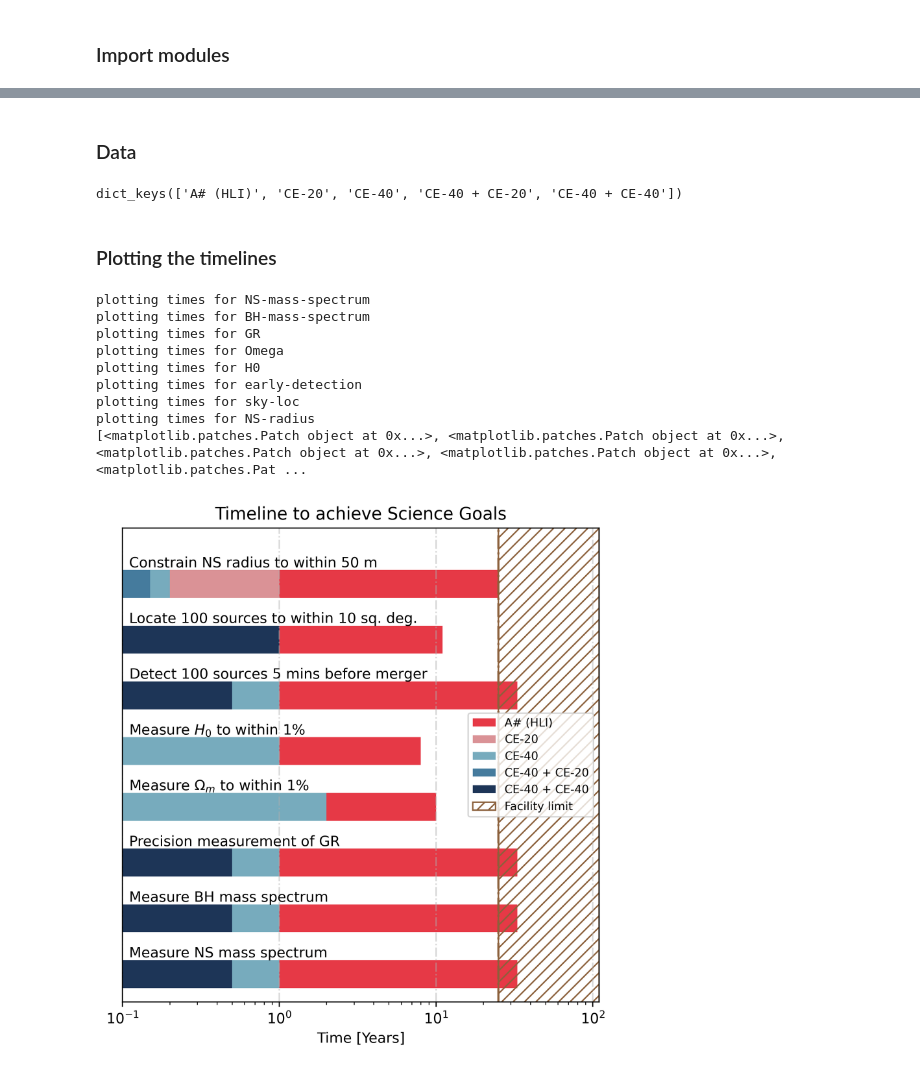
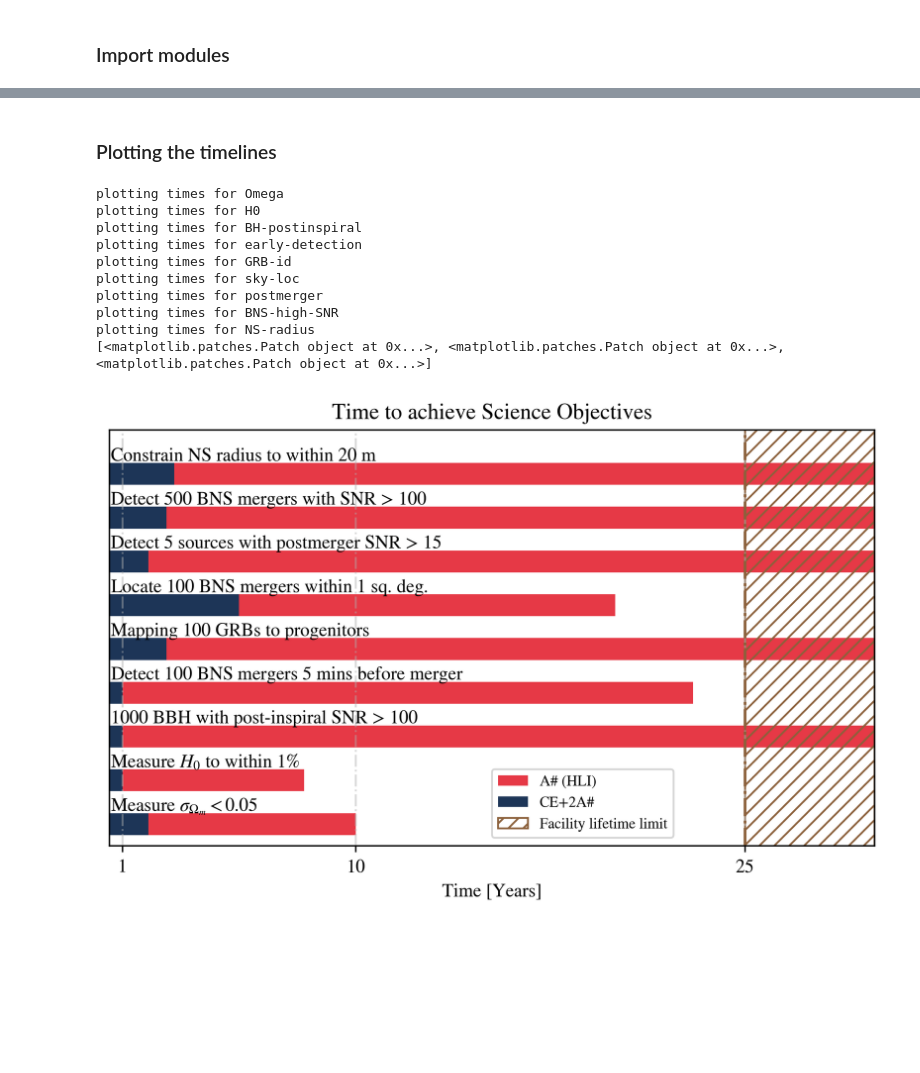
Before and after one commit to sugwg/ce-plots, a Jupyter notebook: time-infographic.ipynb, the cells around one changed output, grey strips where cells are left out. Cells and saved outputs as stored; diff of their text form; code cells hidden in the pictures; blank space fills up the shorter version.

```diff
--- a/time-infographic.ipynb
+++ b/time-infographic.ipynb
@@ -66,3 +21,8 @@ sns.color_palette("muted", 20)
+# %%
+from matplotlib import rcParams
+rcParams["font.family"] = "serif"
+rcParams["font.serif"] = "STIX"
+rcParams["mathtext.fontset"] = "stix"
 # %%
 c_palette_list = ['#e63946', '#da9296', '#a8dadc', '#77abbd', '#457b9d', '#1d3557']
 x = numpy.array(range(100))
@@ -149,6 +102,0 @@ def plot_dist_bar(network_dict, nw_number):
-# %% [markdown]
-### Data
-# %%
-color_dict.keys()
-# %% [output]
-dict_keys(['A# (HLI)', 'CE-20', 'CE-40', 'CE-40 + CE-20', 'CE-40 + CE-40'])
@@ -193,19 +103,11 @@ input_data = [
 # %% [markdown]
 ### Plotting the timelines
 # %%
-# list of all the network files
-network_list = sorted(glob("timeline_plot_data/timeline_plot_data.txt"), reverse=True)
-
-# example contents of a file:
-# {"Name": "Time to constrain NS radius to within 10", "CE-40": 2, "CE-20": 20, "CE-40 + CE-20": 1, "LVK": 100}
 
 # initiate a list of names for the detector networks
 name_list = []
 
-fig, ax = plt.subplots(figsize=[6, 6], dpi=400)
-
-# with open(network_list[0], 'r') as handle:
-#     input_data = [json.loads(line) for line in handle]
+fig, ax = plt.subplots(figsize=(6, 4), dpi=400)
 
 for ii in range(len(input_data)):
 #     print(input_data[-ii])
@@ -214,69 +116,54 @@ for ii in range(len(input_data)):
     print('plotting times for {}'.format(name))
     name_list.append(name)
     plot_dist_bar(nw_dict, ii+1)
-    plt.text(0.11, 3+(10*(ii+1)), label_dict[name])
+    plt.text(0.55, 3+(10*(ii+1)), label_dict[name])
 
 ax.set_ylim(5, len(input_data)*10+10)
 
 ax.set_xlabel('Time [Years]')
-ax.set_xticks([.1, 1, 10, 100])
+ax.set_xticks([1, 10, 25])
 ax.set_yticks([])
-# ax.set_yticks([(ii*10 +10) for ii in range(len(input_data))],
-#               labels=name_list)     # Modify y-axis tick labels
-# ax.grid(True)
 
-# create legend
 legend_elements = [Patch(facecolor=color_dict[key],
                          label=key) for key in color_dict.keys()]
 
 
-# legend_elements = [Patch(facecolor=color_dict['CE-40'],
-#                          label='CE-40'),
-#                    Patch(facecolor=color_dict['CE-20'],
-#                          label='CE-20'),
-#                    Patch(facecolor=color_dict['CE-40 + CE-20'],
-#                          label='CE-40 + CE-20'),
-#                    Patch(facecolor=color_dict['aLIGO'],
-#                          label='aLIGO'),
-#                    Patch(facecolor=color_dict['Voyager'],
-#                          label='Voyager')]
 
-plt.xscale('log')
-upper_lim = 110
-ax.set_xlim(0.1, upper_lim)
+# plt.xscale('log')
+upper_lim = 30
+ax.set_xlim(0.5, upper_lim)
 
 # Facility time vertical line
 facility_lim = 25.
 fc = sns.color_palette("muted")[5]
 plt.axvline(facility_lim, linestyle="-.", c=fc)
-# plt.text(4, 87, "Facility lifetime" , c=fc)
-# plt.fill_between(y = [60.],x1=25, x2=upper_lim, color=fc, hatch='/')
+
 plt.fill_between(numpy.linspace(facility_lim, upper_lim, 100),
                  numpy.ones(100)*150,
-#                  y2=numpy.ones(20)*upper_lim,
                  color=fc,hatch="///", fc="none")
 
 facility_limit_patch = mpatches.Patch(facecolor='none', edgecolor=fc,
-                                      hatch='///', label='Facility limit')
+                                      hatch='///', label='Facility lifetime limit')
 legend_elements.append(facility_limit_patch)
 
-# legend_elements.append(Patch(facecolor='none', edgecolor='none',
-#                          label='Facility limit', color=fc,hatch="///"))
 
 print(legend_elements)
-ax.legend(handles=legend_elements, loc='center right', fontsize=8)
+# ax.legend(handles=legend_elements, loc='lower center', fontsize=8)
+ax.legend(handles=legend_elements, loc=(0.5, 0.02), fontsize=8)
 plt.grid(which='major', axis='x', linestyle='-.', linewidth=1, alpha=0.5)
-plt.title('Timeline to achieve Science Goals')
+plt.title('Time to achieve Science Objectives')
+plt.tight_layout()
 plt.savefig('time-to-deliver-science.pdf')
 plt.show()
 # %% [output]
-plotting times for NS-mass-spectrum
-plotting times for BH-mass-spectrum
-plotting times for GR
 plotting times for Omega
 plotting times for H0
+plotting times for BH-postinspiral
 plotting times for early-detection
+plotting times for GRB-id
 plotting times for sky-loc
+plotting times for postmerger
+plotting times for BNS-high-SNR
 plotting times for NS-radius
-[<matplotlib.patches.Patch object at 0x...>, <matplotlib.patches.Patch object at 0x...>, <matplotlib.patches.Patch object at 0x...>, <matplotlib.patches.Patch object at 0x...>, <matplotlib.patches.Pat ...
+[<matplotlib.patches.Patch object at 0x...>, <matplotlib.patches.Patch object at 0x...>, <matplotlib.patches.Patch object at 0x...>]
-[figure, old version]
+[figure, new version]
```
Also changed, not shown: parts of 10 cells of this notebook, 2 other files.
